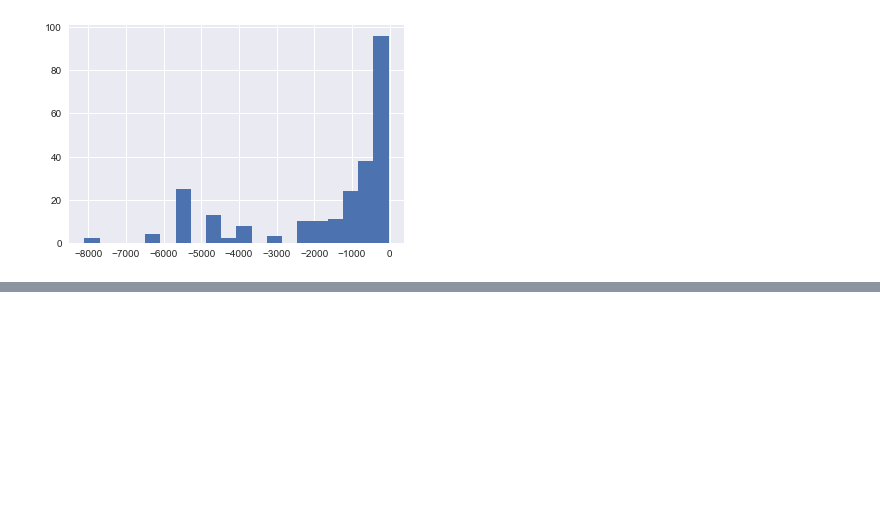
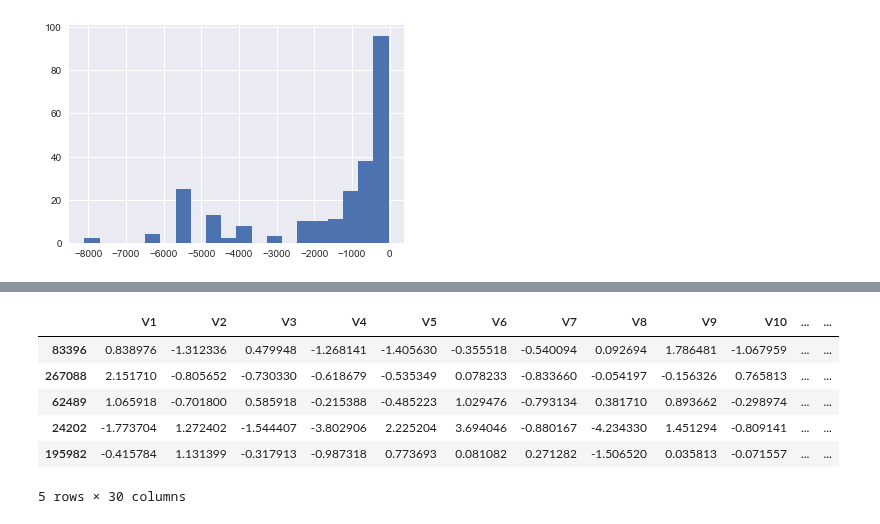
Before and after one commit to sushant2811/CreditCardFraudDetection, a Jupyter notebook: CCFraud-AnomalyDetection.ipynb, the cells around one changed output, grey strips where cells are left out. Saved outputs shown, nothing was run; the diff lists cells and outputs as text; code cells hidden in the pictures; blank space fills up the shorter version.

Commit message:
Concatenating Normal and Fraud transaction for crossvalidation

```diff
--- a/CCFraud-AnomalyDetection.ipynb
+++ b/CCFraud-AnomalyDetection.ipynb
@@ -315,0 +330,12 @@ Nonetheless, let's go ahead and look at the precision/ recall scores as a functi
+# %%
+Validate = pd.concat([NormalValidate, FraudValidate])
+# %%
+Validate.head()
+# %% [output]
+|  | V1 | V2 | V3 | V4 | V5 | V6 | V7 | V8 | V9 | V10 | ... | ... |
+| 83396 | 0.838976 | -1.312336 | 0.479948 | -1.268141 | -1.405630 | -0.355518 | -0.540094 | 0.092694 | 1.786481 | -1.067959 | ... | ... |
+| 267088 | 2.151710 | -0.805652 | -0.730330 | -0.618679 | -0.535349 | 0.078233 | -0.833660 | -0.054197 | -0.156326 | 0.765813 | ... | ... |
+| 62489 | 1.065918 | -0.701800 | 0.585918 | -0.215388 | -0.485223 | 1.029476 | -0.793134 | 0.381710 | 0.893662 | -0.298974 | ... | ... |
+| 24202 | -1.773704 | 1.272402 | -1.544407 | -3.802906 | 2.225204 | 3.694046 | -0.880167 | -4.234330 | 1.451294 | -0.809141 | ... | ... |
+| 195982 | -0.415784 | 1.131399 | -0.317913 | -0.987318 | 0.773693 | 0.081082 | 0.271282 | -1.506520 | 0.035813 | -0.071557 | ... | ... |
+5 rows × 30 columns
```
Also changed, not shown: parts of 3 cells of this notebook.
